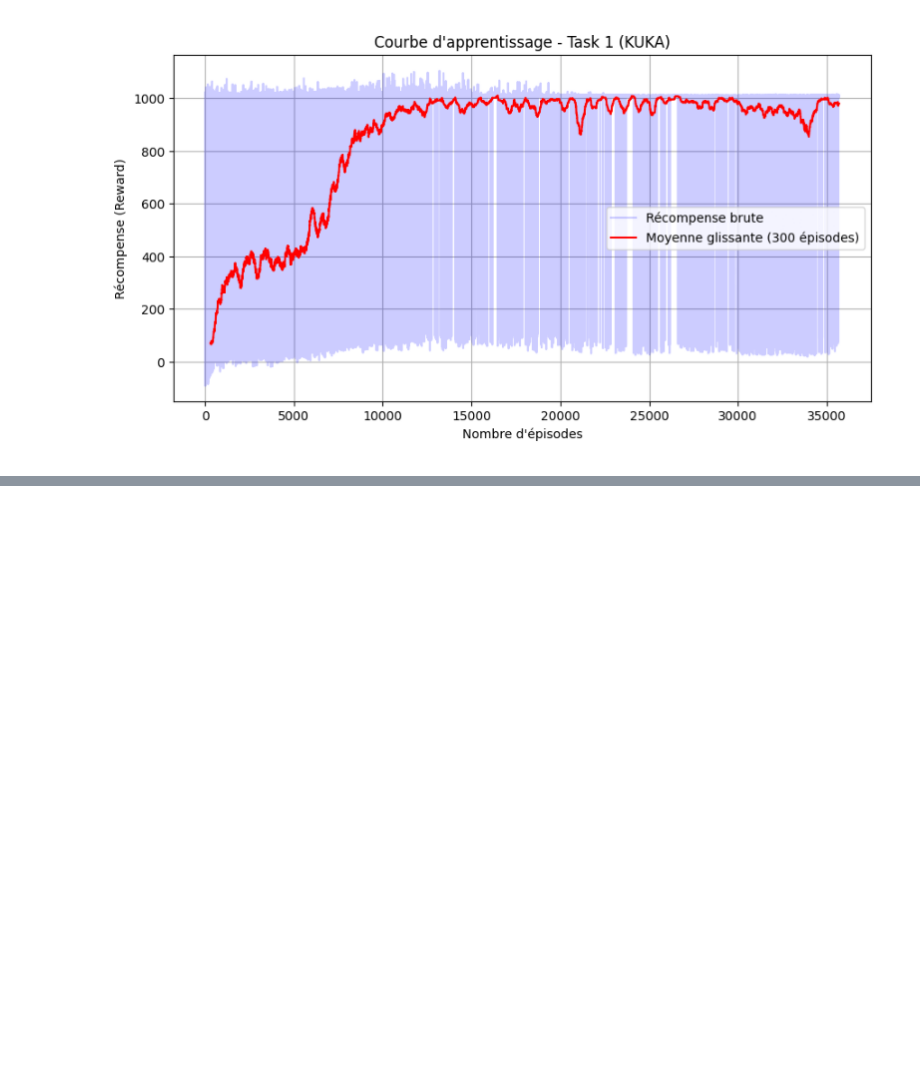
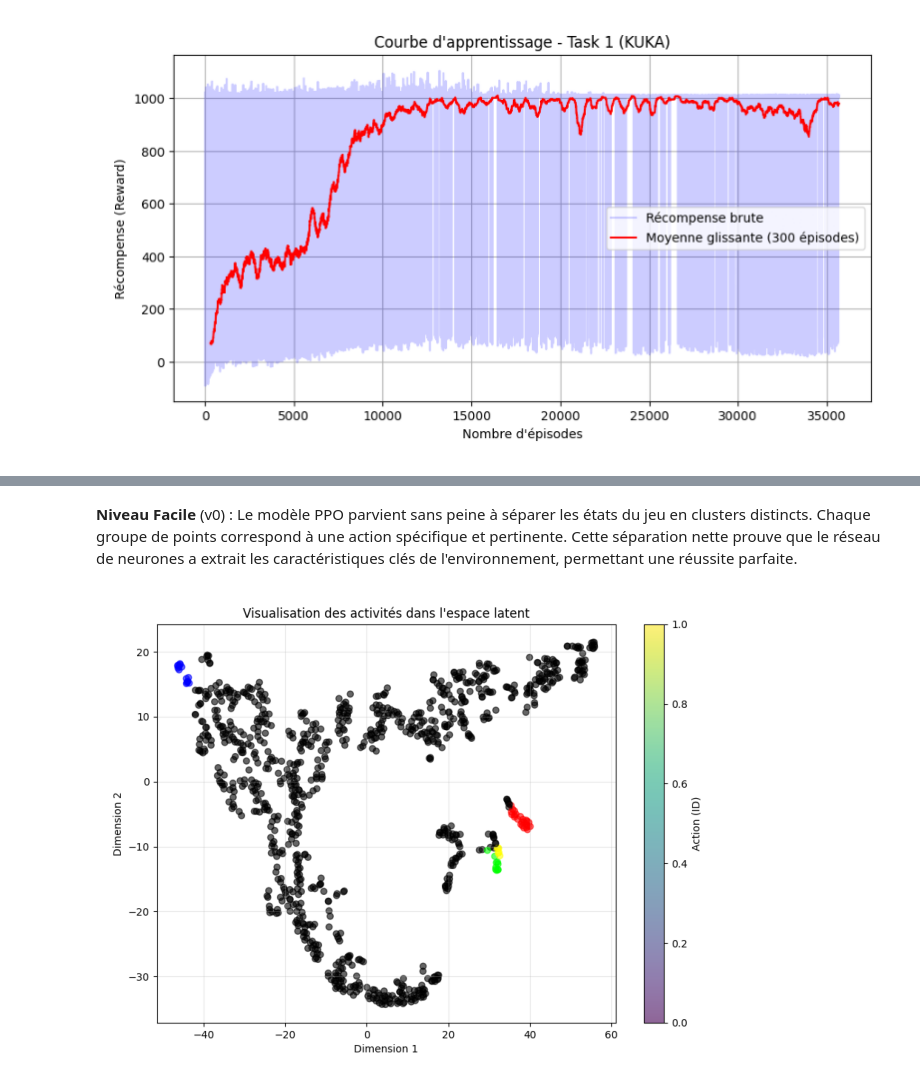
Before and after one commit to Exolio93/OpenTheChest, a Jupyter notebook: report.ipynb, the cells around one changed output, grey strips where cells are left out. Drawn from its saved outputs; the diff is of its cells as text; code cells hidden in the pictures; blank space fills up the shorter version.

```diff
--- a/report.ipynb
+++ b/report.ipynb
@@ -85,0 +104,12 @@ Video("assets_task_1/video_after_training_2.mp4", embed=True)
+# %% [markdown]
+**Niveau Facile** (v0) : Le modèle PPO parvient sans peine à séparer les états du jeu en clusters distincts. Chaque groupe de points correspond à une action spécifique et pertinente. Cette séparation nette prouve que le réseau de neurones a extrait les caractéristiques clés de l'environnement, permettant une réussite parfaite.
+# %%
+import matplotlib.pyplot as plt
+import matplotlib.image as mpimg
+img = mpimg.imread("assets_task_2/TSNE_v1.png")
+plt.figure(figsize=(10, 6))
+plt.imshow(img)
+plt.axis("off")
+plt.show()
+# %% [output]
+[figure, added]
```
Also changed, not shown: parts of 8 cells of this notebook, 1 other file.
